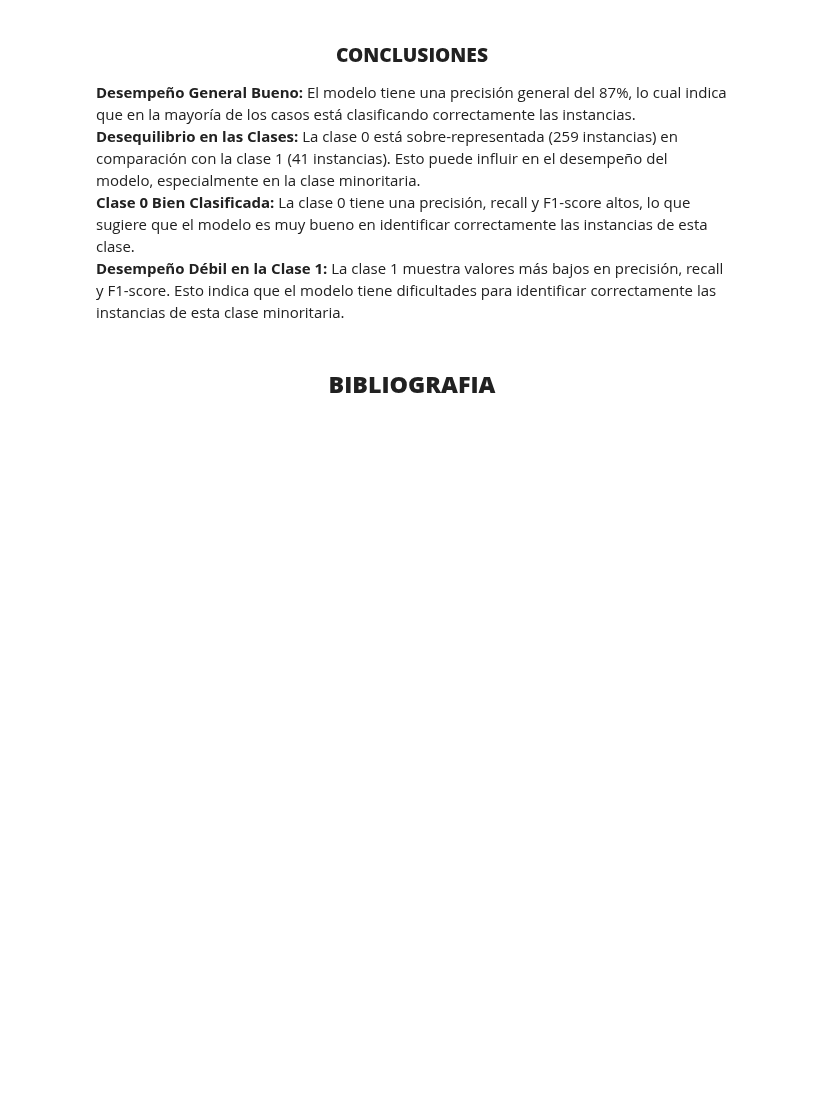
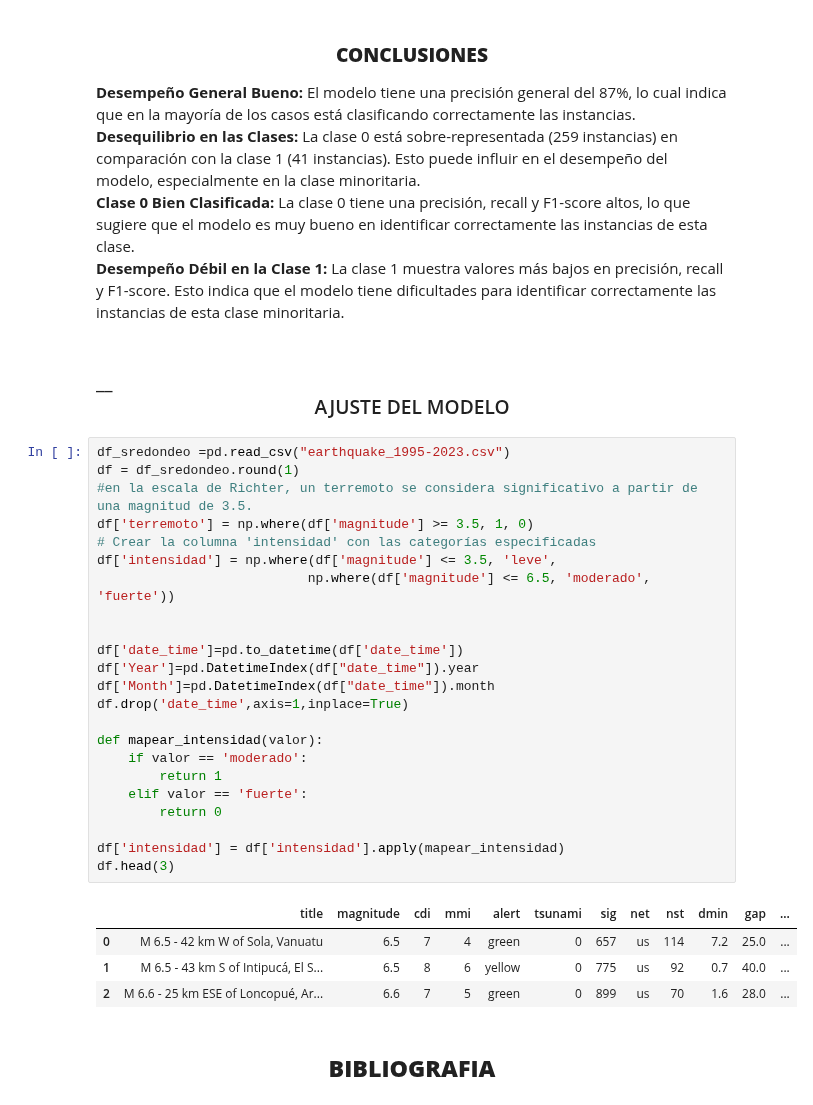
Before and after one commit to CristianLLDev/talentotech, a Jupyter notebook: Proyecto Final Regresion Logistica Terremotos/Exposicion _Regresion_logistica_Clasificacion_Intensidad_Terremotos.ipynb, the cells around one changed output. Saved outputs shown, nothing was run; the diff lists cells and outputs as text; blank space fills up the shorter version.

```diff
--- a/Proyecto Final Regresion Logistica Terremotos/Exposicion _Regresion_logistica_Clasificacion_Intensidad_Terremotos.ipynb
+++ b/Proyecto Final Regresion Logistica Terremotos/Exposicion _Regresion_logistica_Clasificacion_Intensidad_Terremotos.ipynb
@@ -422,6 +433,36 @@ __Desempeño General Bueno:__ El modelo tiene una precisión general del 87%, lo
 __Desequilibrio en las Clases:__ La clase 0 está sobre-representada (259 instancias) en comparación con la clase 1 (41 instancias). Esto puede influir en el desempeño del modelo, especialmente en la clase minoritaria.<br>
 __Clase 0 Bien Clasificada:__ La clase 0 tiene una precisión, recall y F1-score altos, lo que sugiere que el modelo es muy bueno en identificar correctamente las instancias de esta clase.<br>
 __Desempeño Débil en la Clase 1:__ La clase 1 muestra valores más bajos en precisión, recall y F1-score. Esto indica que el modelo tiene dificultades para identificar correctamente las instancias de esta clase minoritaria.
+# %% [markdown]
+### __<center>AJUSTE DEL MODELO</center>
+# %%
+df_sredondeo =pd.read_csv("earthquake_1995-2023.csv")
+df = df_sredondeo.round(1)
+#en la escala de Richter, un terremoto se considera significativo a partir de una magnitud de 3.5.
+df['terremoto'] = np.where(df['magnitude'] >= 3.5, 1, 0)
+# Crear la columna 'intensidad' con las categorías especificadas
+df['intensidad'] = np.where(df['magnitude'] <= 3.5, 'leve',
+                           np.where(df['magnitude'] <= 6.5, 'moderado', 'fuerte'))
+
+
+df['date_time']=pd.to_datetime(df['date_time'])
+df['Year']=pd.DatetimeIndex(df["date_time"]).year
+df['Month']=pd.DatetimeIndex(df["date_time"]).month
+df.drop('date_time',axis=1,inplace=True)
+
+def mapear_intensidad(valor):
+    if valor == 'moderado':
+        return 1
+    elif valor == 'fuerte':
+        return 0
+
+df['intensidad'] = df['intensidad'].apply(mapear_intensidad)
+df.head(3)
+# %% [output]
+|  | title | magnitude | cdi | mmi | alert | tsunami | sig | net | nst | dmin | gap | ... |
+| 0 | M 6.5 - 42 km W of Sola, Vanuatu | 6.5 | 7 | 4 | green | 0 | 657 | us | 114 | 7.2 | 25.0 | ... |
+| 1 | M 6.5 - 43 km S of Intipucá, El S... | 6.5 | 8 | 6 | yellow | 0 | 775 | us | 92 | 0.7 | 40.0 | ... |
+| 2 | M 6.6 - 25 km ESE of Loncopué, Ar... | 6.6 | 7 | 5 | green | 0 | 899 | us | 70 | 1.6 | 28.0 | ... |
 # %% [markdown]
 ## <CENTER> __BIBLIOGRAFIA__ </CENTER>
 # %% [markdown]
```
Also changed, not shown: parts of 11 cells of this notebook, 1 other file.
